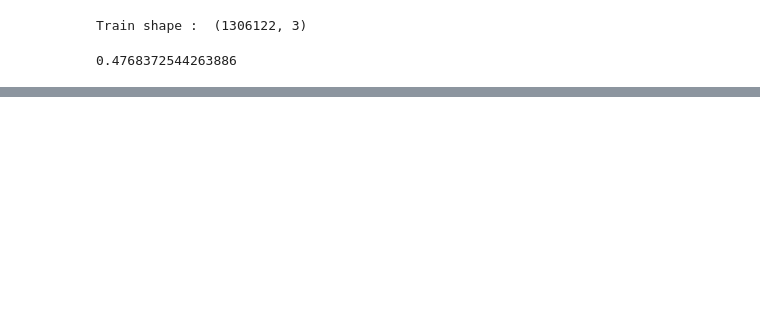
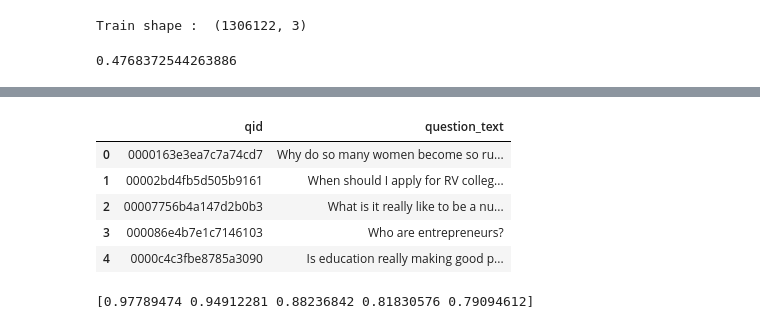
Before and after one commit to niftynans/CLIMAX, a Jupyter notebook: doc/notebooks/Quora Text.ipynb, the cells around one changed output, grey strips where cells are left out. Saved outputs shown, nothing was run; the diff lists cells and outputs as text; code cells hidden in the pictures; blank space fills up the shorter version.

```diff
--- a/doc/notebooks/Quora Text.ipynb
+++ b/doc/notebooks/Quora Text.ipynb
@@ -84,3 +71,42 @@ Difference: -0.4086703036477716
 exp.show_in_notebook(text=val_df["question_text"][idx], labels=(1,))
 # %% [output]
 [interactive output not drawn]
+# %%
+test_df = pd.read_csv("text_test.csv")
+test_df.reset_index
+test_df.head()
+# %% [output]
+|  | qid | question_text |
+| 0 | 0000163e3ea7c7a74cd7 | Why do so many women become so ru... |
+| 1 | 00002bd4fb5d505b9161 | When should I apply for RV colleg... |
+| 2 | 00007756b4a147d2b0b3 | What is it really like to be a nu... |
+| 3 | 000086e4b7e1c7146103 | Who are entrepreneurs? |
+| 4 | 0000c4c3fbe8785a3090 | Is education really making good p... |
+# %%
+jaccard_lime = []
+
+for seed in range(20):
+    np.random.seed(seed + 1)
+    i = np.random.randint(0, test_df.values.shape[0])
+
+    result = []
+    for _ in range(20):
+        exp = explainer.explain_instance(test_df['question_text'][i], c.predict_proba, num_features=5, num_samples = 1000)
+        result.append([i[0] for i in exp.as_list()])
+
+
+    jaccard = []
+    for num in range(1, 6):
+        temp = []
+        for j in range(20 - 1):
+            for k in range(j + 1, 20):
+                A = result[j][:num]
+                B = result[k][:num]
+                temp.append(len(set(A).intersection(set(B))) / float(len(set(A).union(set(B)))))
+        jaccard.append(np.mean(temp))
+
+    jaccard_lime.append(jaccard)
+
+print(np.mean(jaccard_lime, axis = 0))
+# %% [output]
+[0.97789474 0.94912281 0.88236842 0.81830576 0.79094612]
```
Also changed, not shown: parts of 5 cells of this notebook, 4 other files.
